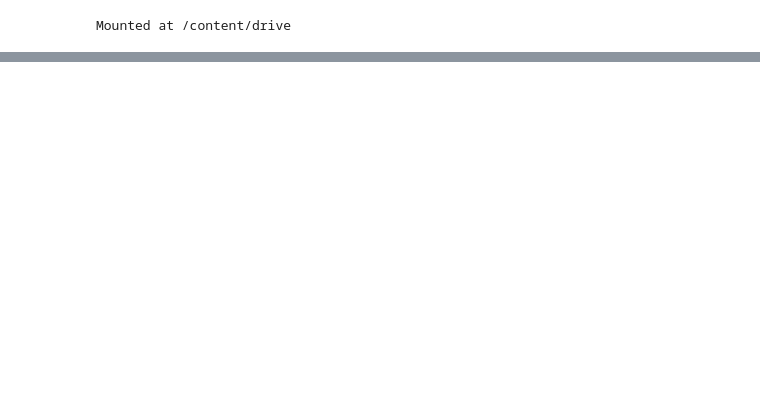
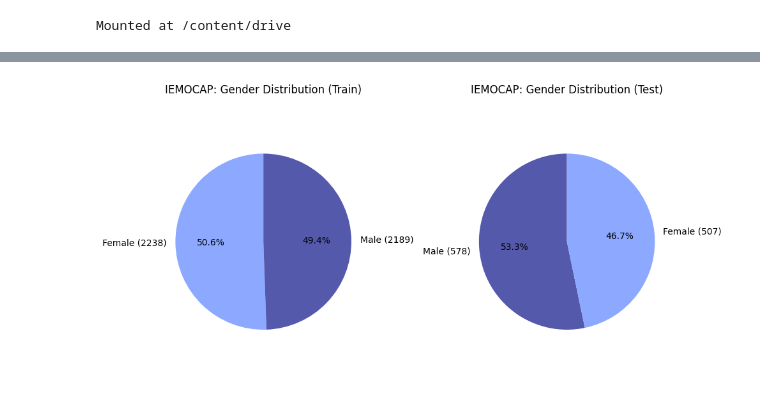
Before and after one commit to adsp-polito/2025-P7-Multimodal-Emotion-Recognition, a Jupyter notebook: notebooks/01_data_exploration.ipynb, the cells around one changed output, grey strips where cells are left out. Drawn from its saved outputs; the diff is of its cells as text; code cells hidden in the pictures; blank space fills up the shorter version.

```diff
--- a/notebooks/01_data_exploration.ipynb
+++ b/notebooks/01_data_exploration.ipynb
@@ -1195,0 +954,74 @@ wav          missing:     0 (  0.00%)   numeric-range: [NA, NA]
+# %%
+import matplotlib.pyplot as plt
+import seaborn as sns
+import pandas as pd
+
+# -----------------------------------------
+# Prepare DataFrames for Train & Test
+# -----------------------------------------
+
+def build_iemocap_gender_df(dataset):
+    genders = add_gender_to_dataset(dataset)
+    emos = get_labels(dataset)
+    lengths = get_lengths(dataset)
+
+    return pd.DataFrame({
+        "gender": genders,
+        "emotion": emos,
+        "duration": lengths
+    })
+
+iem_train_df = build_iemocap_gender_df(iemocap_train)
+iem_test_df  = build_iemocap_gender_df(iemocap_test)
+
+# -----------------------------------------
+# 1) Gender Distribution Pie Charts (Train + Test)
+# -----------------------------------------
+
+fig, axes = plt.subplots(1, 2, figsize=(10, 5))
+
+# Colors
+gender_colors = {
+    "Female": "#8CA9FF",
+    "Male": "#5459AC",
+    "Unknown": "#CCCCCC"
+}
+
+# --- TRAIN ---
+train_counts = iem_train_df["gender"].value_counts()
+train_labels = [f"{g} ({train_counts[g]})" for g in train_counts.index]
+train_sizes  = train_counts.values
+train_colors = [gender_colors[g] for g in train_counts.index]
+
+axes[0].pie(
+    train_sizes,
+    labels=train_labels,
+    autopct="%1.1f%%",
+    colors=train_colors,
+    startangle=90,
+    textprops={'color': 'black'}
+)
+axes[0].set_title("IEMOCAP: Gender Distribution (Train)")
+axes[0].axis("equal")
+
+# --- TEST ---
+test_counts = iem_test_df["gender"].value_counts()
+test_labels = [f"{g} ({test_counts[g]})" for g in test_counts.index]
+test_sizes  = test_counts.values
+test_colors = [gender_colors[g] for g in test_counts.index]
+
+axes[1].pie(
+    test_sizes,
+    labels=test_labels,
+    autopct="%1.1f%%",
+    colors=test_colors,
+    startangle=90,
+    textprops={'color': 'black'}
+)
+axes[1].set_title("IEMOCAP: Gender Distribution (Test)")
+axes[1].axis("equal")
+
+plt.tight_layout()
+plt.show()
+# %% [output]
+[figure, added]
```
Also changed, not shown: parts of 72 cells of this notebook.
